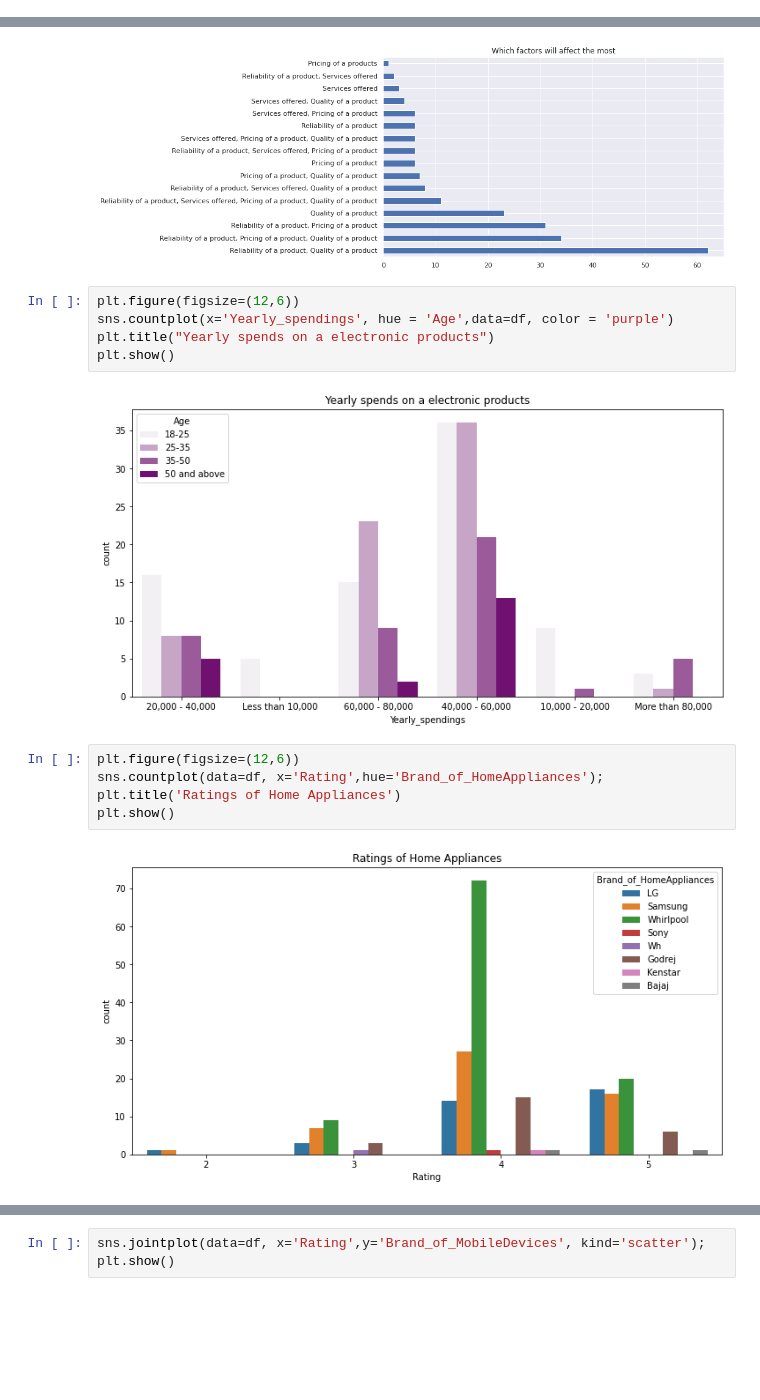
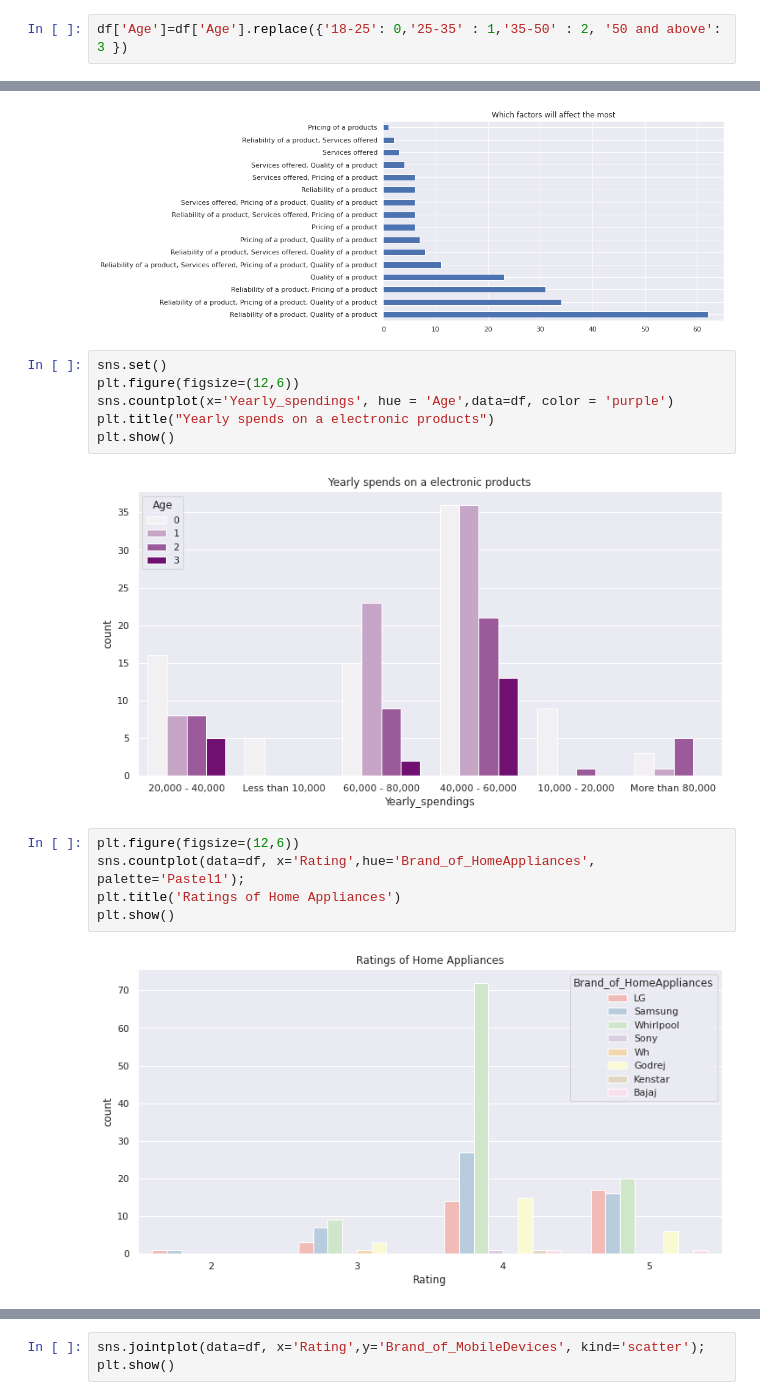
Before and after one commit to Sujatapanchal/MSCproject, a Jupyter notebook: Visualization_EPD.ipynb, the cells around one changed output, grey strips where cells are left out. Cells and saved outputs as stored; diff of their text form; blank space fills up the shorter version.

```diff
--- a/Visualization_EPD.ipynb
+++ b/Visualization_EPD.ipynb
@@ -229,6 +234,8 @@ df.sample(5)
 | 200 | 18-25 | Regularly | Very Often | Always | Sometimes | Sometimes | ... |
 | 126 | 18-25 | Regularly | Very Often | Always | Very Often | Very Often | ... |
 | 215 | 25-35 | Occasionally | Rarely | Sometimes | Always | Rarely | ... |
+# %%
+df['Age']=df['Age'].replace({'18-25': 0,'25-35' : 1,'35-50' : 2, '50 and above': 3 })
 # %%
 df['Type_of_the_product'].value_counts()
 # %% [output]
@@ -449,19 +456,20 @@ plt.show()
 # %% [output]
 [figure]
 # %%
+sns.set()
 plt.figure(figsize=(12,6))
 sns.countplot(x='Yearly_spendings', hue = 'Age',data=df, color = 'purple')
 plt.title("Yearly spends on a electronic products")
 plt.show()
 # %% [output]
-[figure, old version]
+[figure, new version]
 # %%
 plt.figure(figsize=(12,6))
-sns.countplot(data=df, x='Rating',hue='Brand_of_HomeAppliances');
+sns.countplot(data=df, x='Rating',hue='Brand_of_HomeAppliances', palette='Pastel1');
 plt.title('Ratings of Home Appliances')
 plt.show()
 # %% [output]
-[figure, old version]
+[figure, new version]
 # %%
 df.plot(x = "Brand_of_ITdevices", y ="Rating" ,kind="scatter", figsize = (10,6))
 plt.title("Ratings of IT Devices")
```
Also changed, not shown: parts of 9 cells of this notebook.
